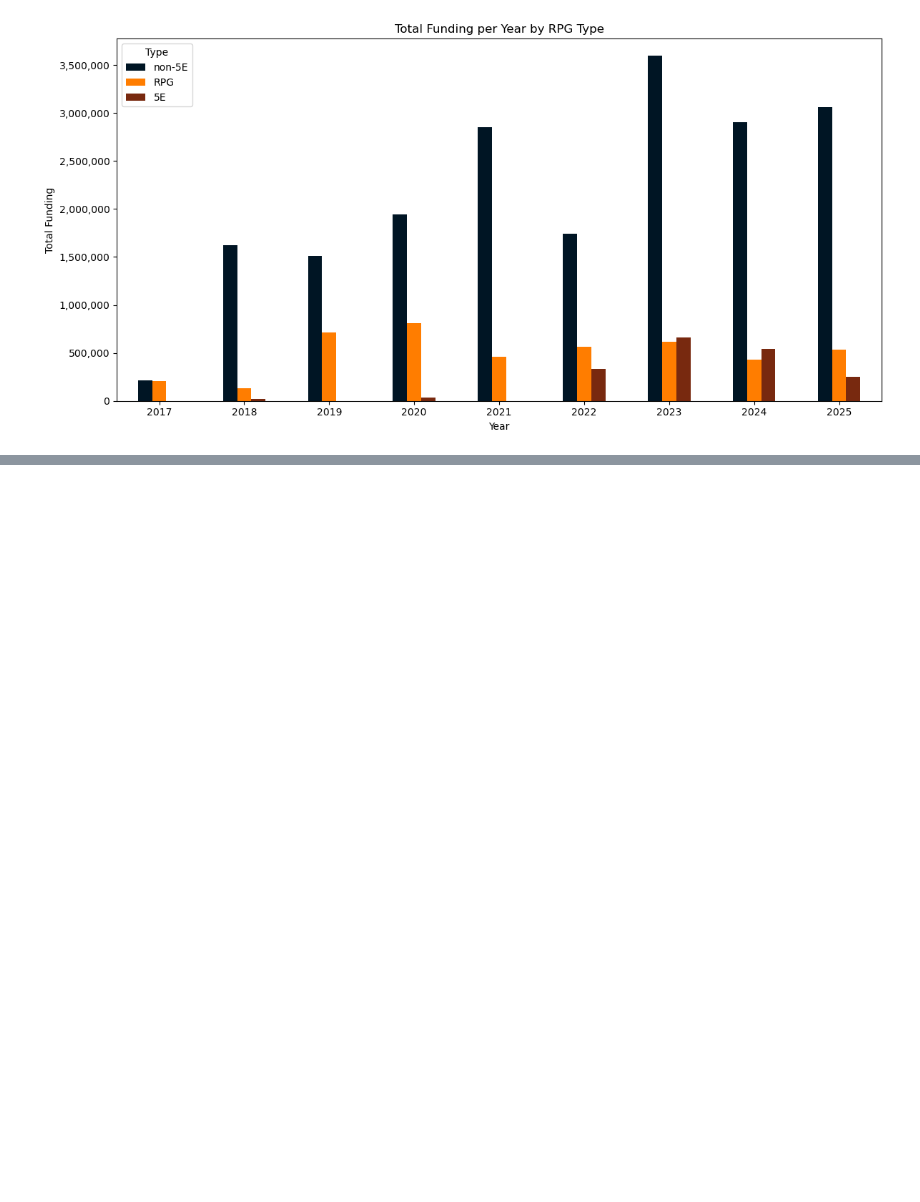
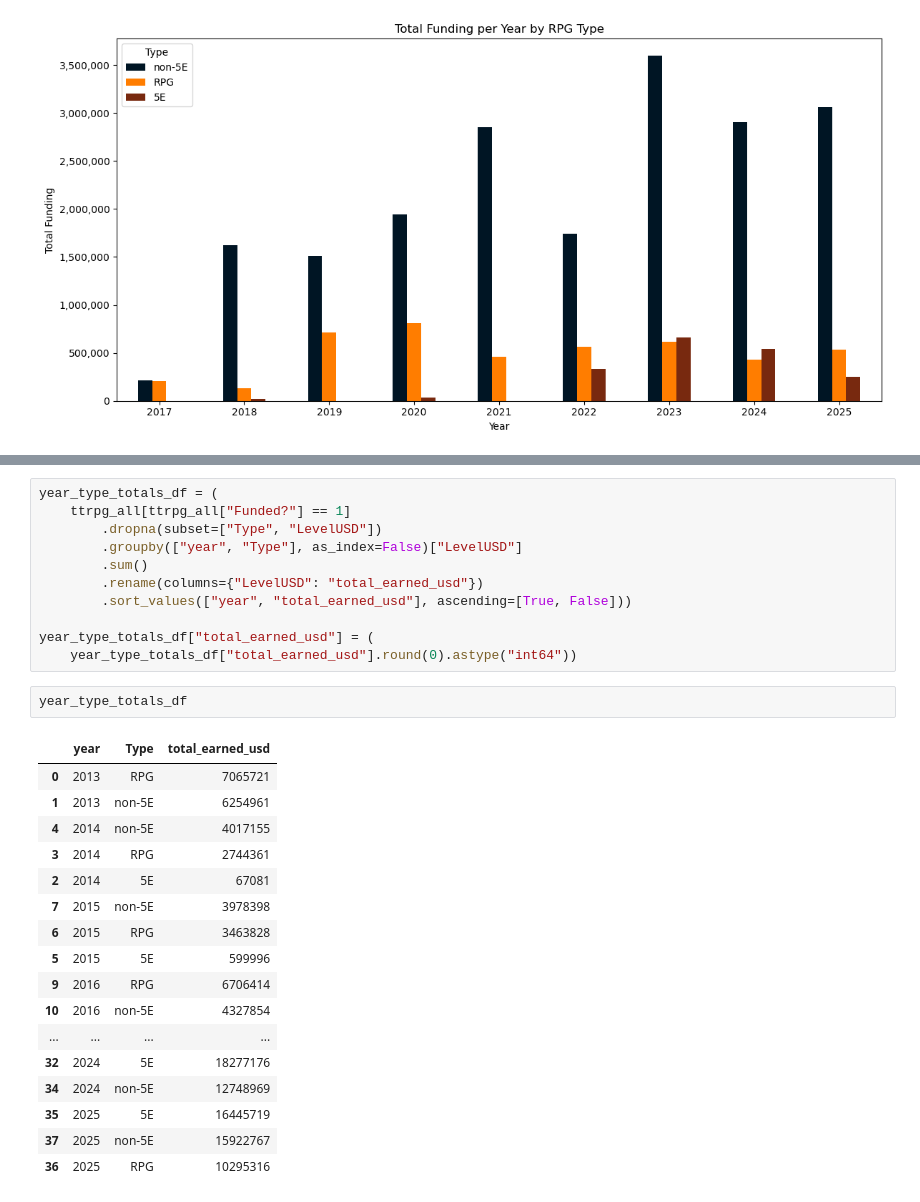
Before and after one commit to geradenhraba-cell/ttrpg-capstone, a Jupyter notebook: notebook/kickstarter.ipynb, the cells around one changed output, grey strips where cells are left out. Saved outputs shown, nothing was run; the diff lists cells and outputs as text; blank space fills up the shorter version.

```diff
--- a/notebook/kickstarter.ipynb
+++ b/notebook/kickstarter.ipynb
@@ -1522,0 +1551,31 @@ plt.show()
+# %%
+year_type_totals_df = (
+    ttrpg_all[ttrpg_all["Funded?"] == 1]
+        .dropna(subset=["Type", "LevelUSD"])
+        .groupby(["year", "Type"], as_index=False)["LevelUSD"]
+        .sum()
+        .rename(columns={"LevelUSD": "total_earned_usd"})
+        .sort_values(["year", "total_earned_usd"], ascending=[True, False]))
+
+year_type_totals_df["total_earned_usd"] = (
+    year_type_totals_df["total_earned_usd"].round(0).astype("int64"))
+# %%
+year_type_totals_df
+# %% [output]
+|  | year | Type | total_earned_usd |
+| 0 | 2013 | RPG | 7065721 |
+| 1 | 2013 | non-5E | 6254961 |
+| 4 | 2014 | non-5E | 4017155 |
+| 3 | 2014 | RPG | 2744361 |
+| 2 | 2014 | 5E | 67081 |
+| 7 | 2015 | non-5E | 3978398 |
+| 6 | 2015 | RPG | 3463828 |
+| 5 | 2015 | 5E | 599996 |
+| 9 | 2016 | RPG | 6706414 |
+| 10 | 2016 | non-5E | 4327854 |
+| ... | ... | ... | ... |
+| 32 | 2024 | 5E | 18277176 |
+| 34 | 2024 | non-5E | 12748969 |
+| 35 | 2025 | 5E | 16445719 |
+| 37 | 2025 | non-5E | 15922767 |
+| 36 | 2025 | RPG | 10295316 |
```
Also changed, not shown: parts of 23 cells of this notebook, 2 other files.
